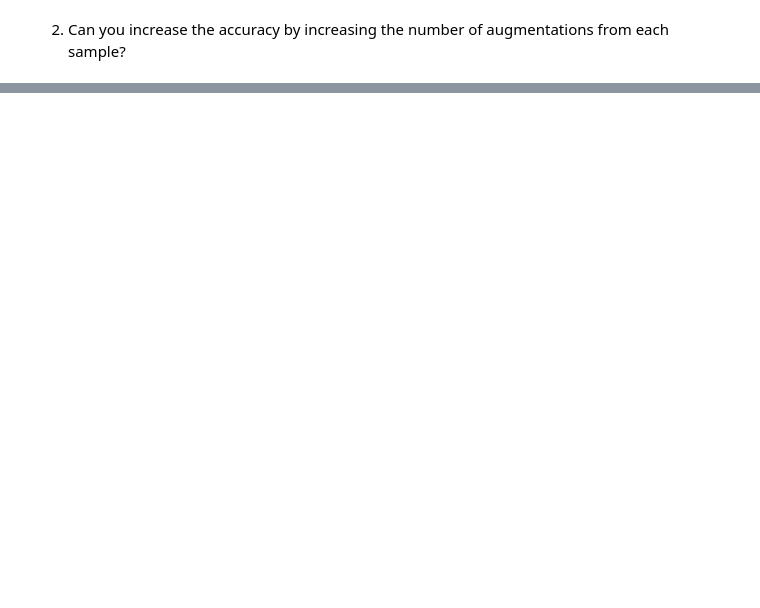
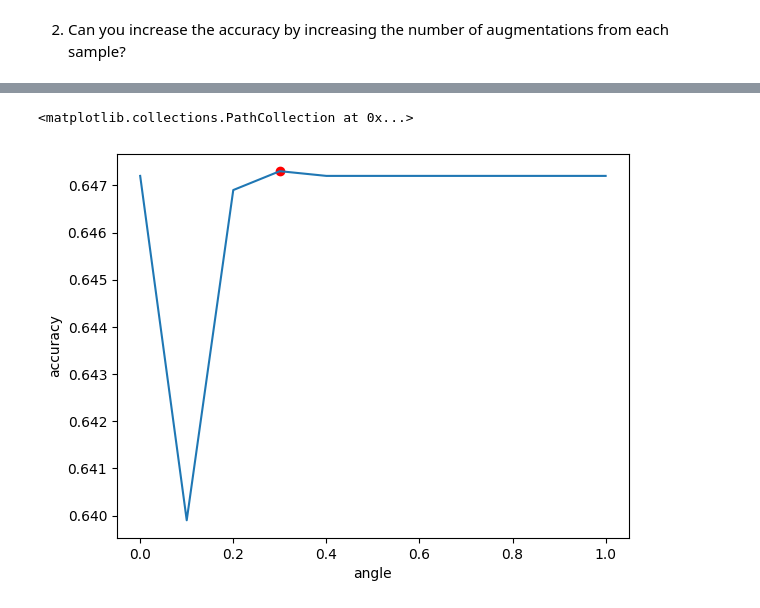
Before and after one commit to srujanreddy2021/AI_ML_IITH_Projects_Labs, a Jupyter notebook: AIML_Module_1_Lab_3_Data_Augmentation.ipynb, the cells around one changed output, grey strips where cells are left out. Saved outputs shown, nothing was run; the diff lists cells and outputs as text; code cells hidden in the pictures; blank space fills up the shorter version.

```diff
--- a/AIML_Module_1_Lab_3_Data_Augmentation.ipynb
+++ b/AIML_Module_1_Lab_3_Data_Augmentation.ipynb
@@ -418,0 +487,12 @@ def augBlur(sample, ):
+# %%
+from skimage.util import random_noise
+def augNoise(sample, sigma):
+  noisyRandom = random_noise(sample,var=sigma**2)
+  return noisyRandom
+sample = train_X[20]
+sigma = 0.155
+# show the original image}
+plt.imshow(sample, cmap='gray')
+plt.show()
+plt.subplot(1,3,1)
+plt.imshow(augNoise(sample,sigma), cmap='gray')
@@ -418,0 +503,16 @@ def augBlur(sample, ):
+# %%
+sigma = [0,0.1,0.2,0.3,0.4,0.5,0.6,0.7,0.9,1] # the values we want to test
+accuracies = np.zeros(len(sigma), dtype=np.float) # we will save the values here
+
+for ii in range(len(sigma)):
+  # create the augmented dataset
+  augdata = train_X # we include the original images also in the augmented dataset
+  auglabel = train_y
+  for jj in range(naugmentations):
+    augdata = np.concatenate((augdata, augNoise(train_X, sigma[ii]))) # concatenate the augmented data to the set
+    auglabel = np.concatenate((auglabel, train_y))  # the labels don't change when we augment
+
+  # check the test accuracy
+  testpred = NN(augdata, auglabel, test_X)
+  accuracies[ii] = Accuracy(test_y, testpred)
+  print('Accuracy after noise augmentation constrained by ',sigma[ii], ' is ', accuracies[ii], flush=True)
@@ -418,0 +532,13 @@ def augBlur(sample, ):
+# %%
+fig = plt.figure()
+ax = fig.add_axes([0.1, 0.1, 0.8, 0.8]) # main axes
+# plot the variation of accuracy
+ax.plot(sigma, accuracies)
+ax.set_xlabel('angle')
+ax.set_ylabel('accuracy')
+# plot the maximum accuracy
+maxind_rotate = np.argmax(accuracies)
+plt.scatter(sigma[maxind_rotate], accuracies[maxind_rotate], c='red')
+# %% [output]
+<matplotlib.collections.PathCollection at 0x...>
+[figure, added]
```
Also changed, not shown: parts of 14 cells of this notebook.
